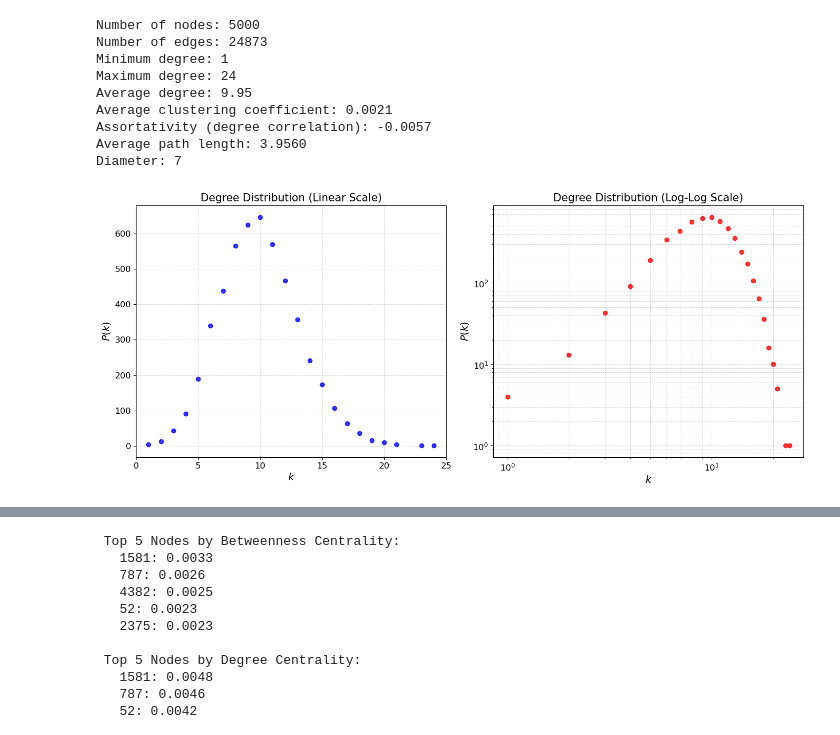
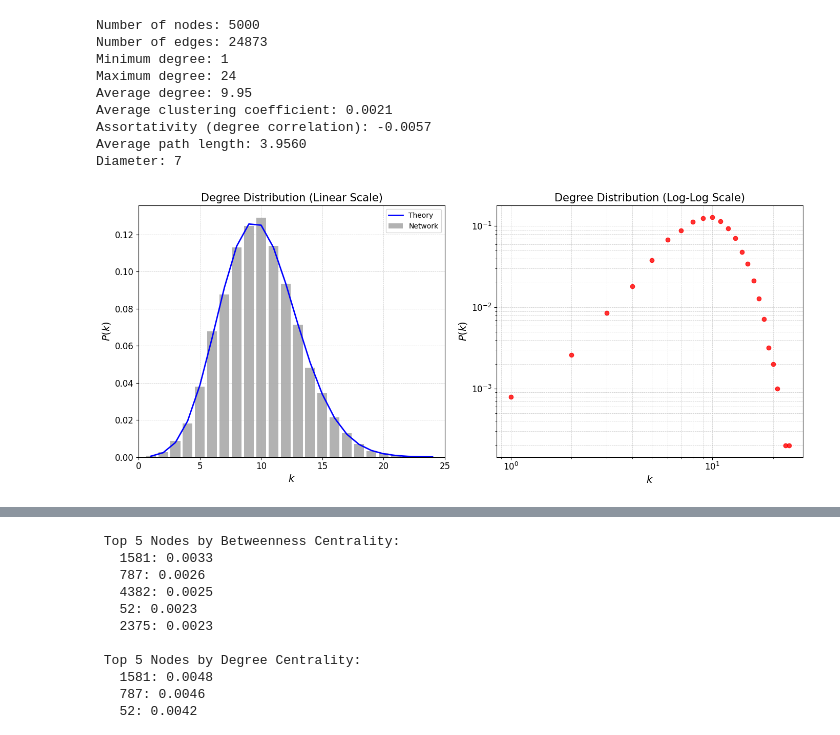
Before and after one commit to imiguelrodriguez/A1_ComplexNetworks, a Jupyter notebook: networks_analyzer.ipynb, the cells around one changed output, grey strips where cells are left out. Cells and saved outputs as stored; diff of their text form; code cells hidden in the pictures.

```diff
--- a/networks_analyzer.ipynb
+++ b/networks_analyzer.ipynb
@@ -83,9 +85,9 @@ Assortativity (degree correlation): -0.0057
 Average path length: 3.9560
 Diameter: 7
 # %%
-net2.plot_histograms()
+net2.plot_histograms(plot_theory=True)
 # %% [output]
-[figure, old version]
+[figure, new version]
 # %%
 net2.fit_CCDF()
 # %% [output]
```
Also changed, not shown: parts of 12 cells of this notebook, 1 other file.
